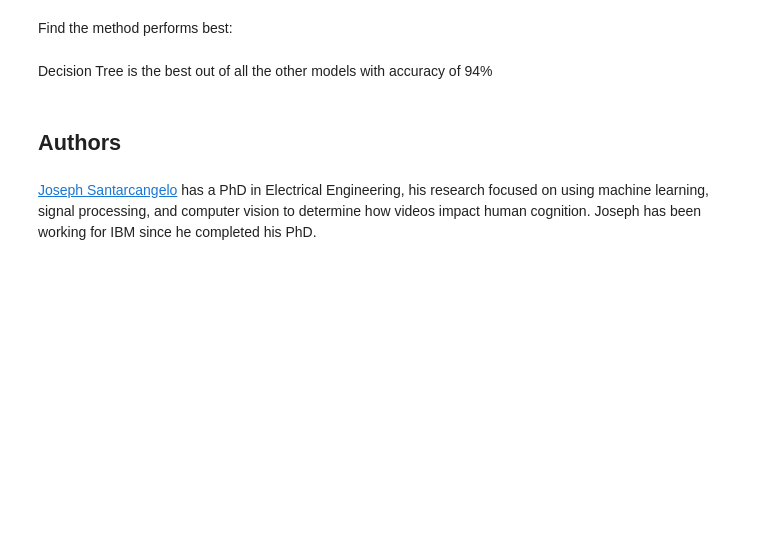
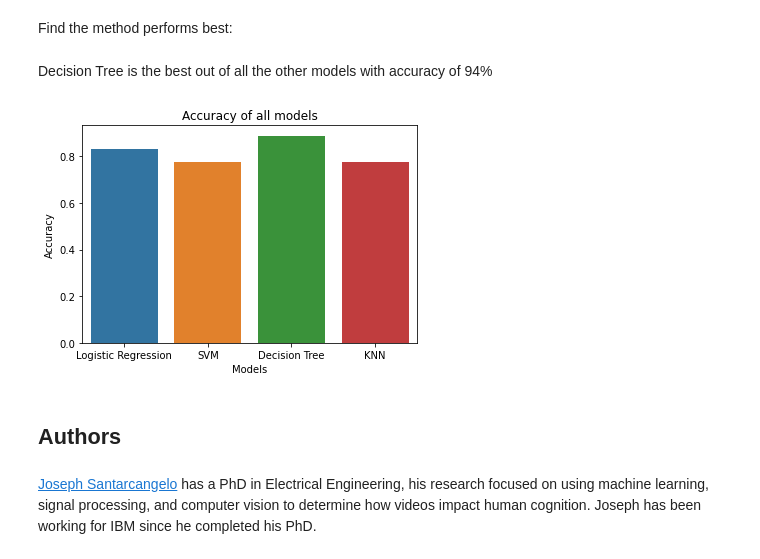
Before and after one commit to Vaishnavi0804/IBM-Data-Science-Capstone-Project, a Jupyter notebook: SpaceX_Machine Learning Prediction_Part_5.ipynb, the cells around one changed output. Saved outputs shown, nothing was run; the diff lists cells and outputs as text; code cells hidden in the pictures; blank space fills up the shorter version.

```diff
--- a/SpaceX_Machine Learning Prediction_Part_5.ipynb
+++ b/SpaceX_Machine Learning Prediction_Part_5.ipynb
@@ -214,4 +214,4 @@ accuracy : 0.8464285714285713
 Calculate the accuracy on the test data using the method <code>score</code>:
 # %%
 from sklearn.metrics import accuracy_score
-accuracy_score(Y_test, lr_pred)
+acc1 = accuracy_score(Y_test, lr_pred)
@@ -260,4 +258,4 @@ accuracy : 0.8482142857142856
 # %% [markdown]
 Calculate the accuracy on the test data using the method <code>score</code>:
 # %%
-accuracy_score(Y_test, svm_pred)
+acc2 = accuracy_score(Y_test, svm_pred)
@@ -297,4 +293,4 @@ accuracy : 0.8857142857142856
 # %% [markdown]
 Calculate the accuracy of tree_cv on the test data using the method <code>score</code>:
 # %%
-accuracy_score(Y_test, tree_pred)
+acc3 = accuracy_score(Y_test, tree_pred)
@@ -332,4 +326,4 @@ accuracy : 0.8482142857142858
 # %% [markdown]
 Calculate the accuracy of tree_cv on the test data using the method <code>score</code>:
 # %%
-accuracy_score(Y_test, knn_pred)
+acc4 = accuracy_score(Y_test, knn_pred)
@@ -348,6 +340,15 @@ plot_confusion_matrix(Y_test,yhat)
 Find the method performs best:
 # %% [markdown]
 Decision Tree is the best out of all the other models with accuracy of 94%
+# %%
+all_models_acc = {'Logistic Regression' : acc1, 'SVM' : acc2, 'Decision Tree' : acc3, 'KNN' : acc4}
+df_all = pd.DataFrame(all_models_acc.items(), columns = ['Models', 'Accuracy'])
+df_all
+sns.barplot(x = "Models", y = "Accuracy", data = df_all)
+plt.title("Accuracy of all models")
+plt.show()
+# %% [output]
+[figure, added]
 # %% [markdown]
 ## Authors
 # %% [markdown]
```
Also changed, not shown: parts of 6 cells of this notebook.
